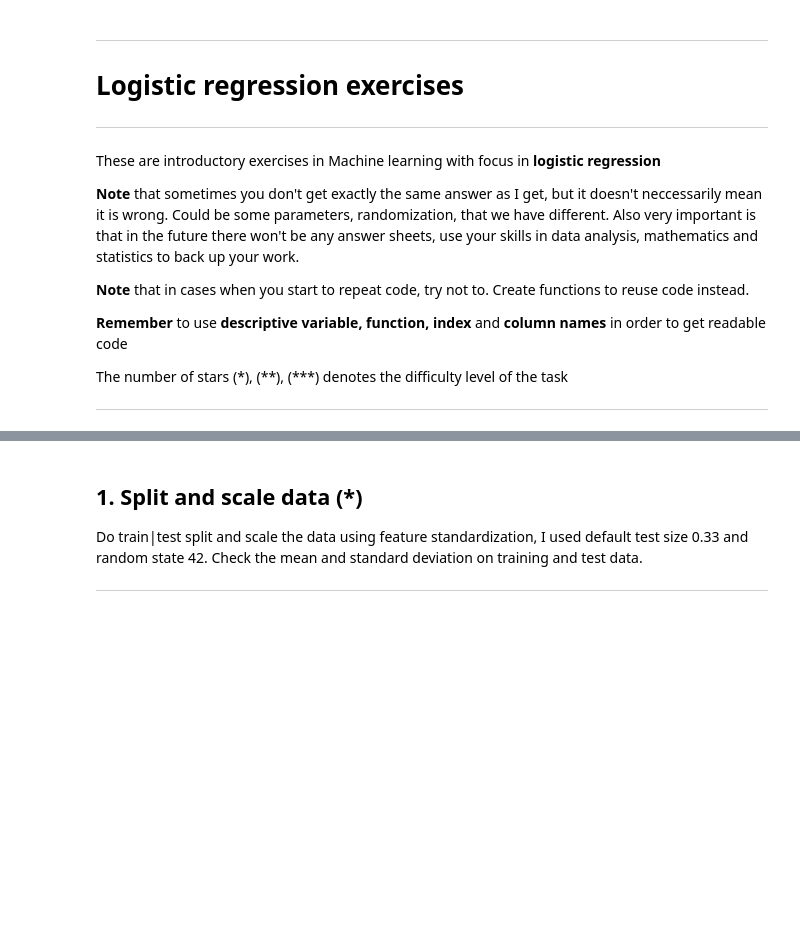
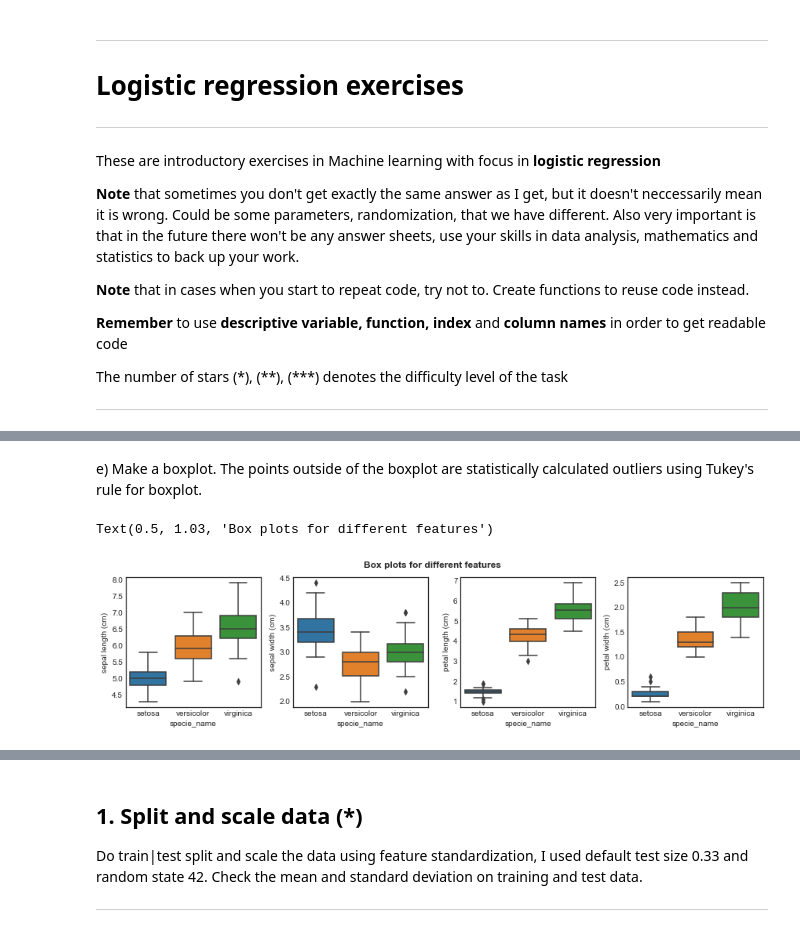
Before and after one commit to yuna-liu/Maskininlarning-Yuna-Liu, a Jupyter notebook: Exercises/E04_logistic_regression.ipynb, the cells around one changed output, grey strips where cells are left out. Cells and saved outputs as stored; diff of their text form; code cells hidden in the pictures; blank space fills up the shorter version.

```diff
--- a/Exercises/E04_logistic_regression.ipynb
+++ b/Exercises/E04_logistic_regression.ipynb
@@ -103,0 +262,14 @@ value counts:
+# %% [markdown]
+e) Make a boxplot. The points outside of the boxplot are statistically calculated outliers using Tukey's rule for boxplot.
+# %%
+fig, axes = plt.subplots(1, 4, figsize=(12, 3))
+
+for ax, feature in zip(axes, iris_df.columns):
+    sns.boxplot(data=iris_df, x="specie_name", y=feature, ax=ax)
+
+
+fig.tight_layout()
+fig.suptitle("Box plots for different features", y=1.03, fontweight="bold")
+# %% [output]
+Text(0.5, 1.03, 'Box plots for different features')
+[figure, added]
```
Also changed, not shown: parts of 20 cells of this notebook.
